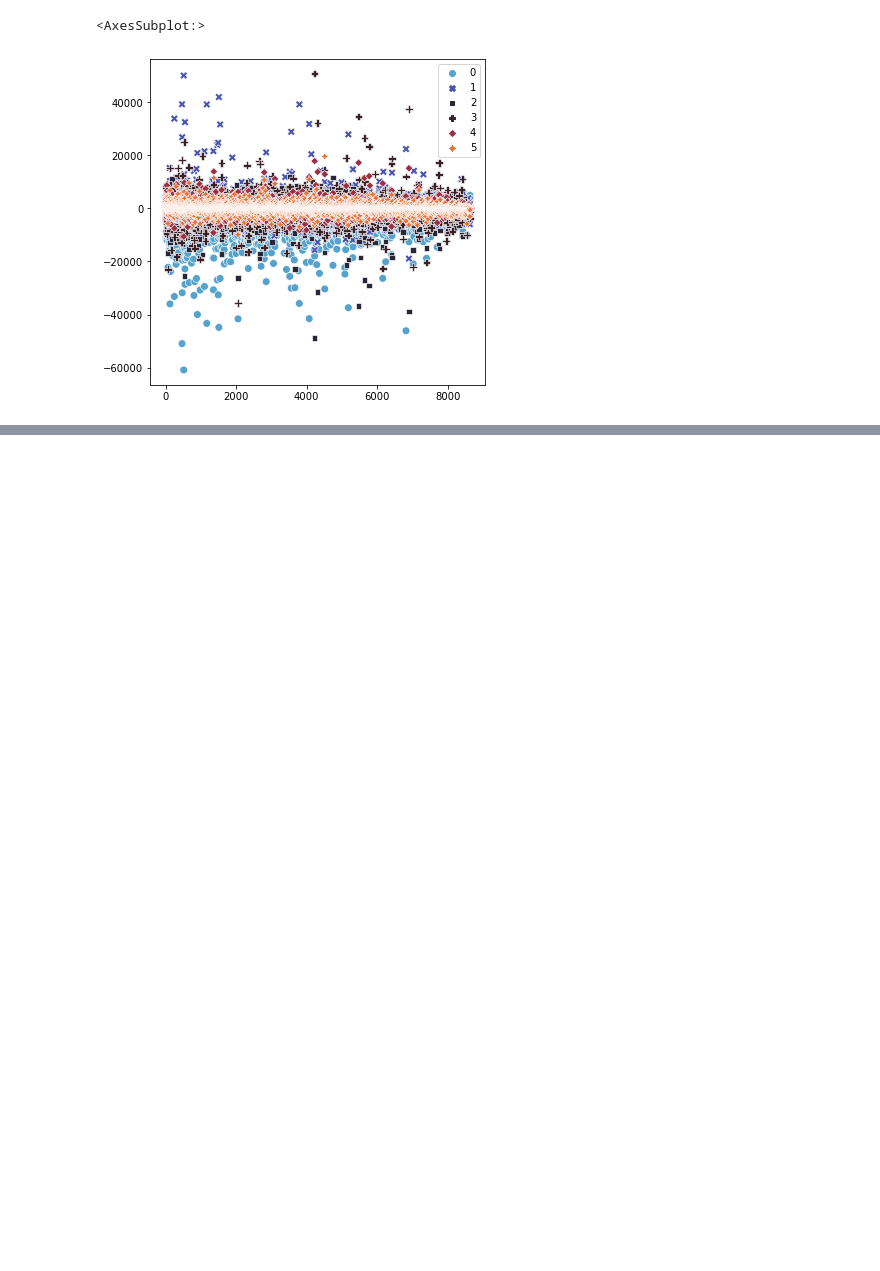
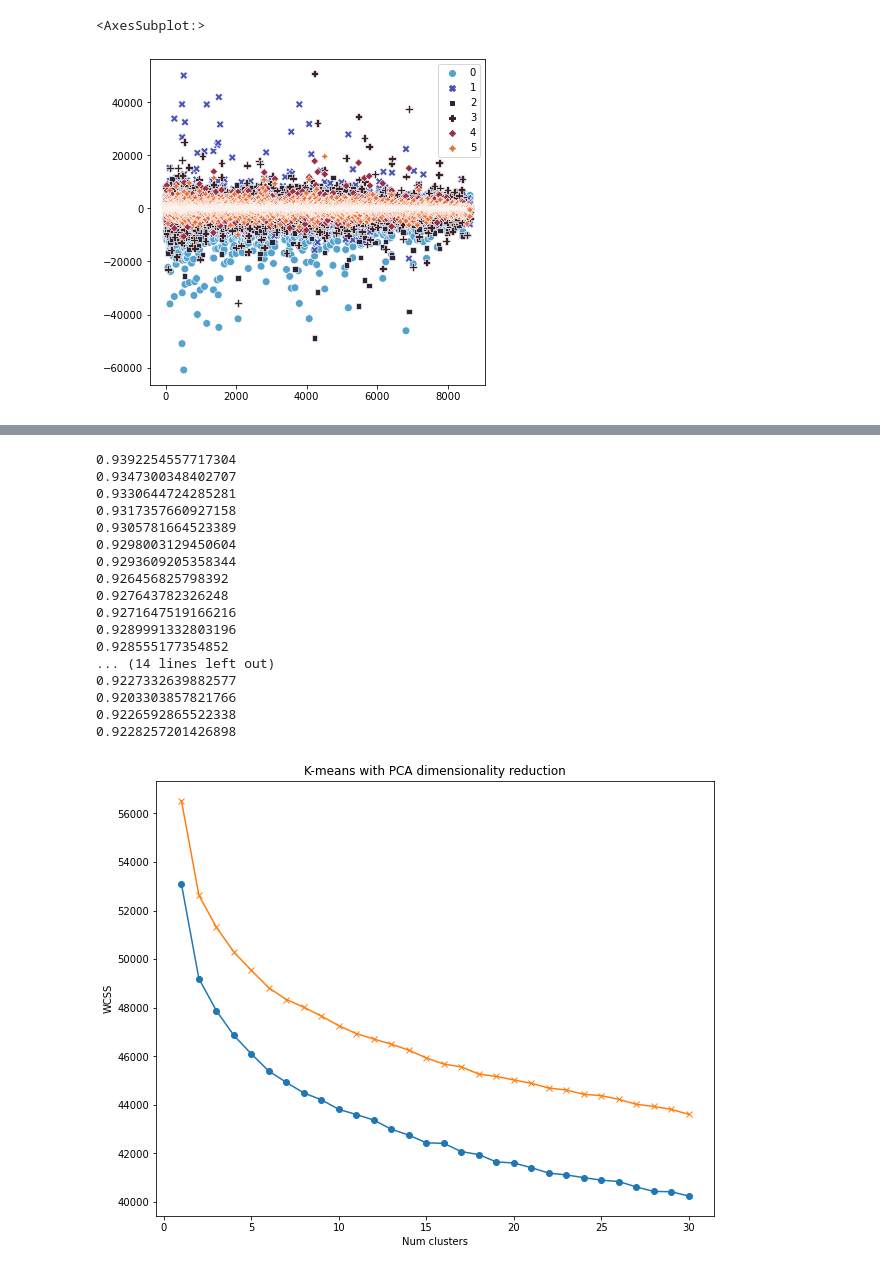
Before and after one commit to shivi-9/DimensionReductionforClustering, a Jupyter notebook: PCAProjectFinal.ipynb, the cells around one changed output, grey strips where cells are left out. Cells and saved outputs as stored; diff of their text form; code cells hidden in the pictures; blank space fills up the shorter version.

Commit message:
added house prices dataset

```diff
--- a/PCAProjectFinal.ipynb
+++ b/PCAProjectFinal.ipynb
@@ -27,7 +27,7 @@ def PCA(X , num_components):
 # %%
 import pandas as pd
 
-dataset = pd.read_csv('archive543/CC GENERAL.csv')
+dataset = pd.read_csv('./Data/CC GENERAL.csv')
 dataset = dataset.drop(['CUST_ID'], axis=1)
 dataset.dropna(inplace=True)
 dataset
@@ -140 +140,56 @@ plt.show()
 [figure]
+# %%
+from sklearn.preprocessing import OneHotEncoder
+
+house_prices = pd.read_csv("./Data/HousePrices.csv")
+
+# Separate the features and target
+house_prices = house_prices.drop('SalePrice', axis=1)
+
+# Encoding text data
+ohe = OneHotEncoder(handle_unknown='ignore', sparse=True)
+house_prices = ohe.fit_transform(house_prices).toarray()
+# %%
+house_reduced = PCA(house_prices, 900)
+house_df = pd.DataFrame(house_reduced)
+# %%
+wcss = []
+wcss2 = []
+
+
+for i in range(1, 31):
+    kmeans_pca = KMeans(n_clusters = i, init = 'k-means++', random_state = 42)
+    kmeans2_pca = KMeans(n_clusters = i, init = 'k-means++', random_state = 42)
+    kmeans_pca.fit(house_df)
+    kmeans2_pca.fit(house_prices)
+    wcss.append(kmeans_pca.inertia_)
+    wcss2.append(kmeans2_pca.inertia_)
+    print(wcss[i - 1] / wcss2[i - 1])
+
+
+plt.figure(figsize = (10,8))
+plt.plot(range(1, 31), wcss, marker= 'o', linestyle = '-')
+plt.plot(range(1, 31), wcss2, marker= 'x', linestyle = '-')
+plt.xlabel('Num clusters')
+plt.ylabel('WCSS')
+plt.title('K-means with PCA dimensionality reduction')
+plt.show()
+# %% [output]
+0.9392254557717304
+0.9347300348402707
+0.9330644724285281
+0.9317357660927158
+0.9305781664523389
+0.9298003129450604
+0.9293609205358344
+0.926456825798392
+0.927643782326248
+0.9271647519166216
+0.9289991332803196
+0.928555177354852
+... (14 lines left out)
+0.9227332639882577
+0.9203303857821766
+0.9226592865522338
+0.9228257201426898
+[figure, added]
```
Also changed, not shown: parts of 2 cells of this notebook.
